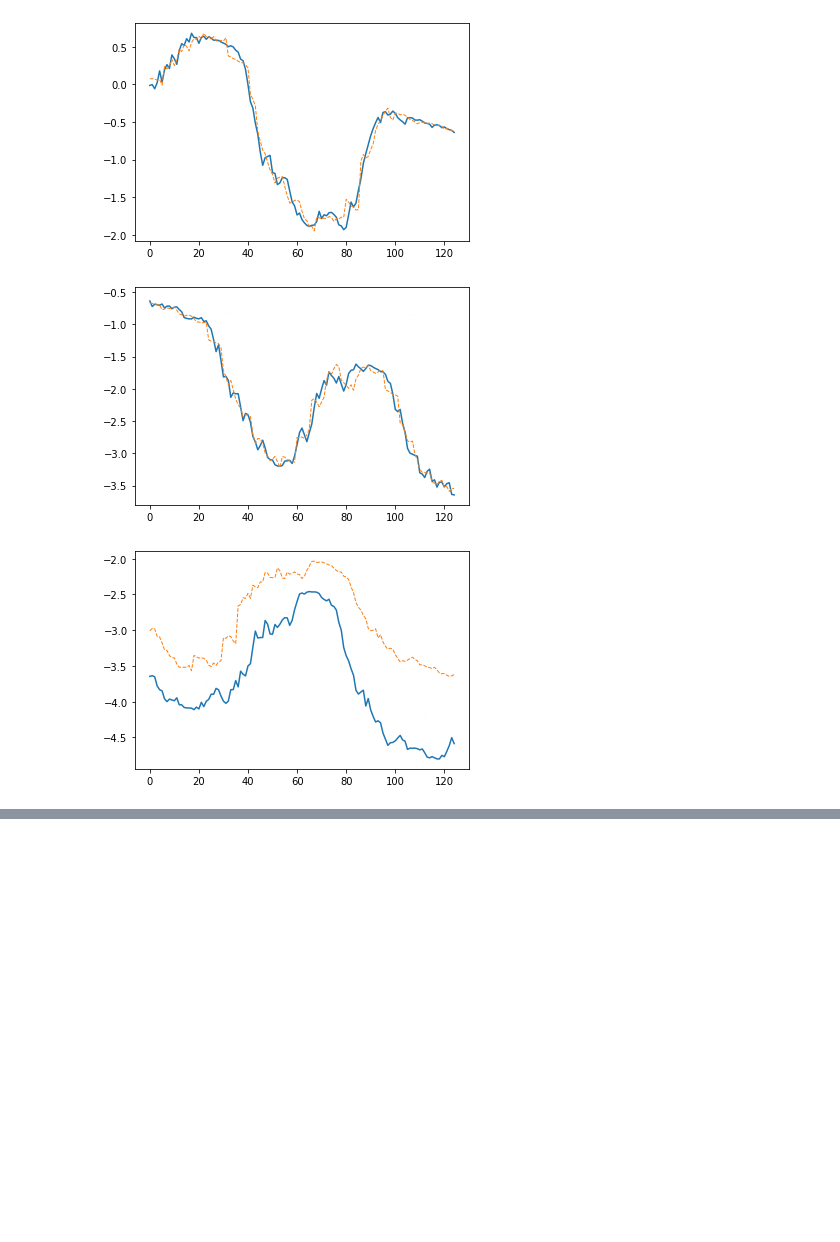
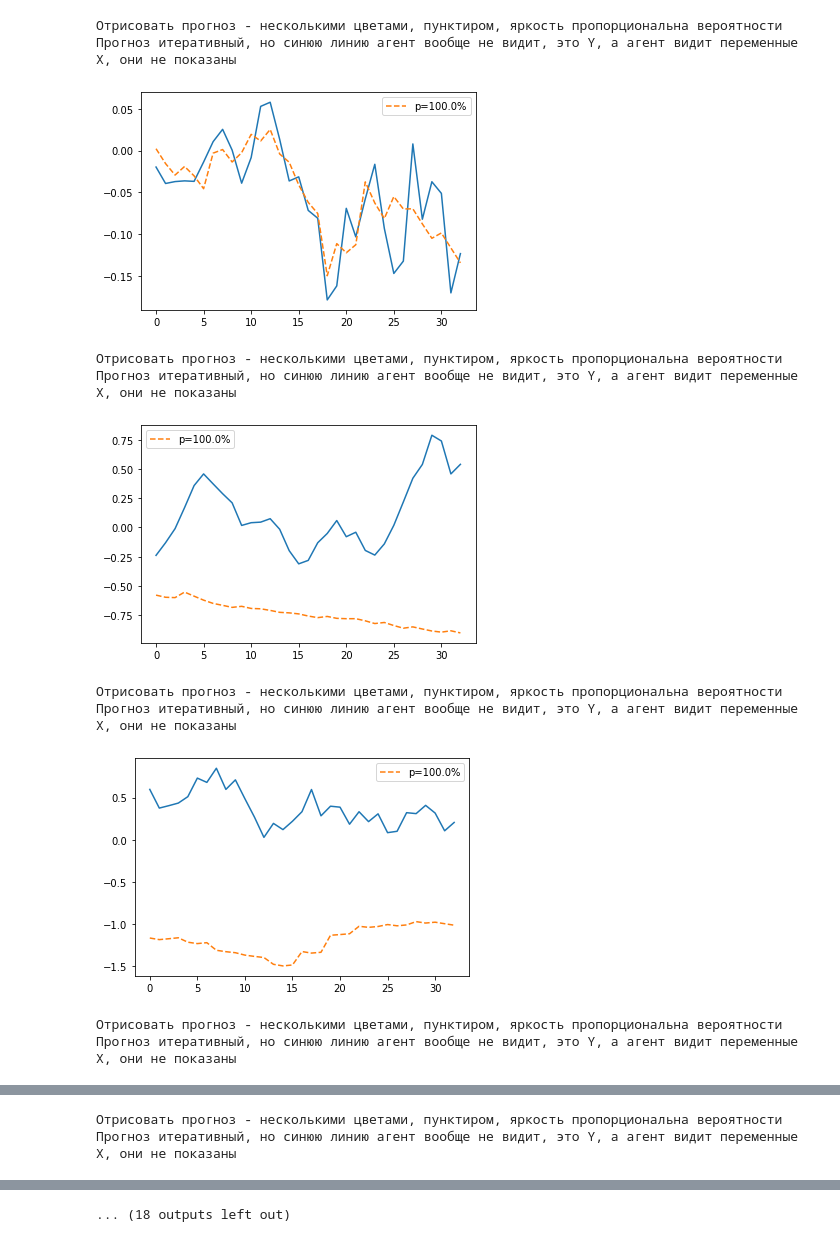
Before and after one commit to Kilorad/aixi_booster, a Jupyter notebook: aixi_example_usage.ipynb, the cells around one changed output, grey strips where cells are left out. Cells and saved outputs as stored; diff of their text form; code cells hidden in the pictures; blank space fills up the shorter version.

```diff
--- a/aixi_example_usage.ipynb
+++ b/aixi_example_usage.ipynb
@@ -14,12 +18,12 @@ X_lst = []
 Y_lst = []
 X_rec = [0, 0]
 k = 0
-dk = -0.015
-for i in range(1000):
+dk = -0.02
+for i in range(5500):
     j += (np.random.rand()-0.5)*6
     dk += (np.random.rand()-0.48)*0.001
     k += dk
-    Y_rec = [np.sin(X_rec[0]*0.07 + X_rec[1]*0.07) + k]
+    Y_rec = [np.sin(X_rec[0]*0.02 + X_rec[1]*0.0000001) * (1 + np.cos(X_rec[0] * 0.001) * X_rec[1] * 0.1) + k]
     Y_prev = 0
     if len(Y_lst)>5:
         Y_prev = Y_lst[-5][0]
@@ -52,7 +56,13 @@ Y_test = Y[border:,:]
 #boosting_count - каждая гипотеза сделана по схеме "бустинг". То есть вначале подбираем гипотезу,
 #которая максимально хорошо предсказывает Y, затем гипотезу, которая максимально хорошо исправляет ошибки первой гипотезы и так далее
 #boosting_count - это число слоёв в этом "бутерброде"
-model = symbolic_regression_multyboosting(size_genom=900,tact_count=30, regularization=0.06)
-episodes=[[0,int(len(Y_train)/4)],[int(len(Y_train)/4),int(2*len(Y_train)/4)],[int(2*len(Y_train)/4),int(3*len(Y_train)/4)],[int(3*len(Y_train)/4),int(4*len(Y_train)/4)]]
-model.fit(X_train,Y_train,forest_count=9,sample_part=0.8,episodes=episodes,popsize=30, maxiter=3, boosting_count=2, alpha_count=5, elitarism=2, mutation_p=0.02)
+model = symbolic_regression_multyboosting(size_genom=900, tact_count=30, regularization=1.,postprocessing_prod='lin', postprocessing_learn='lin')
+fractor = 15
+episodes = []
+for i in range(fractor):
+    episodes.append([i*int(len(Y)/fractor), (i+1)*int(len(Y)/fractor)])
+episodes_train = episodes[:-4]
+episodes_test = episodes[-4:]
+
+model.fit(X_train,Y_train,forest_count=20,sample_part=0.8,episodes=episodes,popsize=30, maxiter=3, boosting_count=2, alpha_count=5, elitarism=2, mutation_p=0.02, n_jobs=7)
 # %% [output]
@@ -87,19 +113,29 @@ Y_pred = model.predict(X_test,return_hist=True)
 # %%
 #train
 #отрисовать факт синим
 #Y_pred = model.predict(X_train,return_hist=True)
-for episod in episodes:
+for episod in episodes_train:
     #мы учили систему выдавать последовательности длиной в 500/4, на более длинных система работать не обязана,
     #так что тестим на последовательностях той же длины
     plt.plot(Y_train[episod[0]:episod[1],:])
     Y_pred = model.predict(X_train[episod[0]:episod[1],:],return_hist=True)
     [pred,p_array,m_pred] = Y_pred
+    print('Отрисовать прогноз - несколькими цветами, пунктиром, яркость пропорциональна вероятности')
+    print('Прогноз итеративный, но синюю линию агент вообще не видит, это Y, а агент видит переменные X, они не показаны')
     for i in range(len(pred)):
-        #отрисовать прогноз - несколькими цветами, пунктиром, яркость пропорциональна вероятности
-        if 10+np.log(p_array[i])>0:
-            plt.plot(pred[i],'--',linewidth=0.1*np.max([10+np.log(p_array[i]),0] ) )
+        if 15+np.log(p_array[i])>0:
+            plt.plot(pred[i],'--',linewidth=0.1*np.max([15+np.log(p_array[i]),0] ), label=f'p={np.round(p_array[i], 6) * 100}%' )
+    plt.legend()
     plt.show()
 # %% [output]
+Отрисовать прогноз - несколькими цветами, пунктиром, яркость пропорциональна вероятности
+Прогноз итеративный, но синюю линию агент вообще не видит, это Y, а агент видит переменные X, они не показаны
-[figure, old version]
+[figure, new version]
+Отрисовать прогноз - несколькими цветами, пунктиром, яркость пропорциональна вероятности
+Прогноз итеративный, но синюю линию агент вообще не видит, это Y, а агент видит переменные X, они не показаны
-[figure, old version]
+[figure, new version]
+Отрисовать прогноз - несколькими цветами, пунктиром, яркость пропорциональна вероятности
+Прогноз итеративный, но синюю линию агент вообще не видит, это Y, а агент видит переменные X, они не показаны
-[figure, old version]
+[figure, new version]
+Отрисовать прогноз - несколькими цветами, пунктиром, яркость пропорциональна вероятности
+Прогноз итеративный, но синюю линию агент вообще не видит, это Y, а агент видит переменные X, они не показаны
@@ -106,0 +143,2 @@ for episod in episodes:
+Отрисовать прогноз - несколькими цветами, пунктиром, яркость пропорциональна вероятности
+Прогноз итеративный, но синюю линию агент вообще не видит, это Y, а агент видит переменные X, они не показаны
@@ -106,0 +149 @@ for episod in episodes:
+... (18 outputs left out)
```
Also changed, not shown: parts of 16 cells of this notebook.
